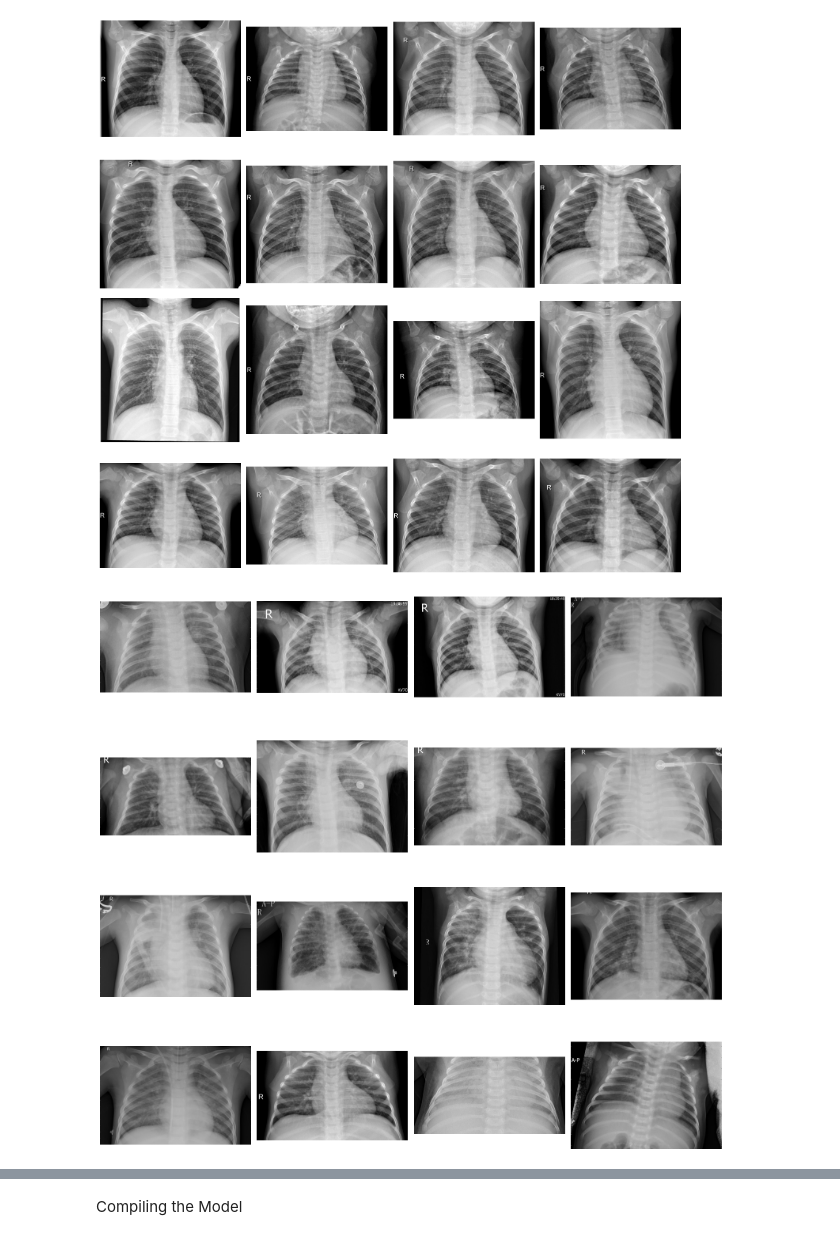
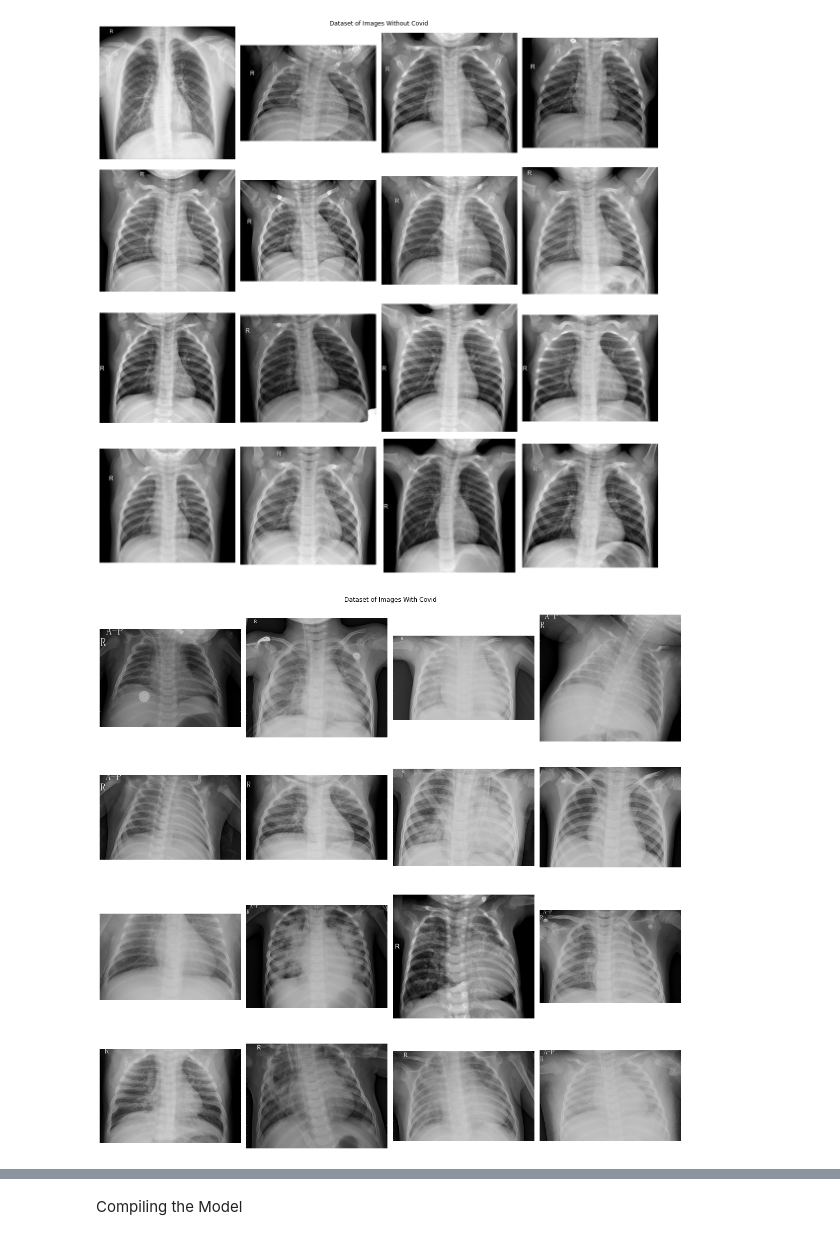
Before and after one commit to Lyfae/AAI-501-Intro-to-AI, a Jupyter notebook: VGG16/vgg16.ipynb, the cells around one changed output, grey strips where cells are left out. Cells and saved outputs as stored; diff of their text form; code cells hidden in the pictures.

```diff
--- a/VGG16/vgg16.ipynb
+++ b/VGG16/vgg16.ipynb
@@ -54,58 +51,58 @@ There are 1790 images with Covid
 # grab the image path for the images without covid
 image_dir = "../DATA/0/"
 
-# create a 4x4 subplot
+# Create a 4x4 subplot
 fig, axs = plt.subplots(4, 4, figsize=(16, 16))
 axs = axs.ravel() # flatten the axes array
 
-# get a list of all image files in the directory
+# Get a list of all image files in the directory
 image_files = [filename for filename in os.listdir(image_dir)]
 
-# randomly select 16 images from the list
+# Randomly select 16 images from the list
 selected_files = random.sample(image_files, k=16)
 
-# loop through the selected files
+# Loop through the selected files
 for i, filename in enumerate(selected_files):
-    # load the image using matplotlib
+    # Load the image using matplotlib
     img = plt.imread(os.path.join(image_dir, filename))
 
-    # display the image in the appropriate subplot
+    # Display the image in the appropriate subplot
     axs[i].imshow(img.astype("uint8"))
     axs[i].axis('off')
 
 # show the plot
+plt.suptitle('Dataset of Images Without Covid')
 plt.tight_layout()
-plt.savefig('Fig2.jpeg', bbox_inches='tight')
 plt.show()
 # %% [output]
-[figure, old version]
+[figure, new version]
 # %%
 # grab the image path for the images with covid
 image_dir = "../DATA/1/"
 
-# create a 4x4 subplot
+# Create a 4x4 subplot
 fig, axs = plt.subplots(4, 4, figsize=(16, 16))
 axs = axs.ravel() # flatten the axes array
 
-# get a list of all image files in the directory
+# Get a list of all image files in the directory
 image_files = [filename for filename in os.listdir(image_dir)]
 
-# randomly select 16 images from the list
+# Randomly select 16 images from the list
 selected_files = random.sample(image_files, k=16)
 
-# loop through the selected files
+# Loop through the selected files
 for i, filename in enumerate(selected_files):
-    # load the image using matplotlib
+    # Load the image using matplotlib
     img = plt.imread(os.path.join(image_dir, filename))
 
-    # display the image in the appropriate subplot
+    # Display the image in the appropriate subplot
     axs[i].imshow(img.astype("uint8"))
     axs[i].axis('off')
 
 # show the plot
+plt.suptitle('Dataset of Images With Covid')
 plt.tight_layout()
-plt.savefig('Fig3.jpeg', bbox_inches='tight')
 plt.show()
 # %% [output]
-[figure, old version]
+[figure, new version]
 # %% [markdown]
```
Also changed, not shown: parts of 37 cells of this notebook.
